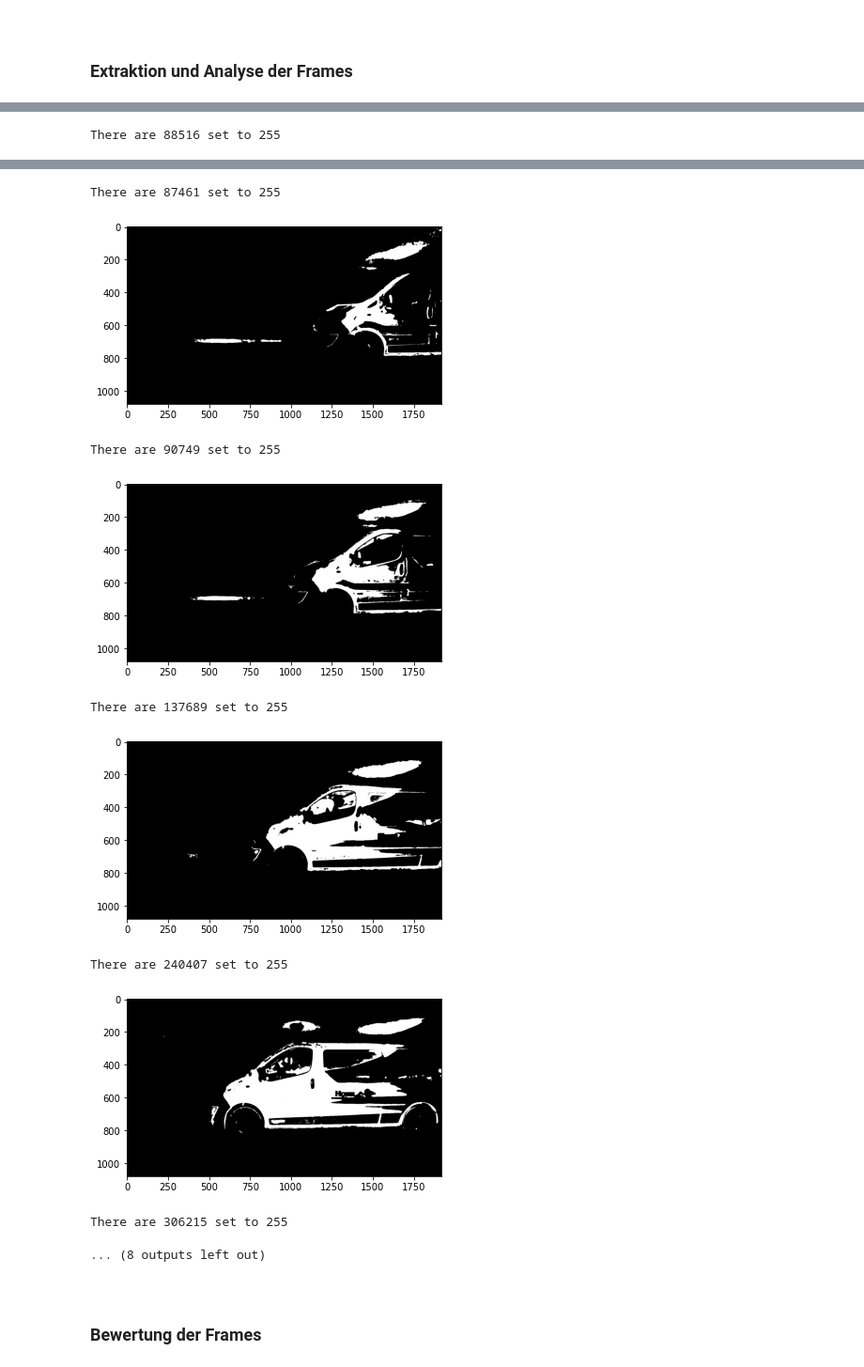
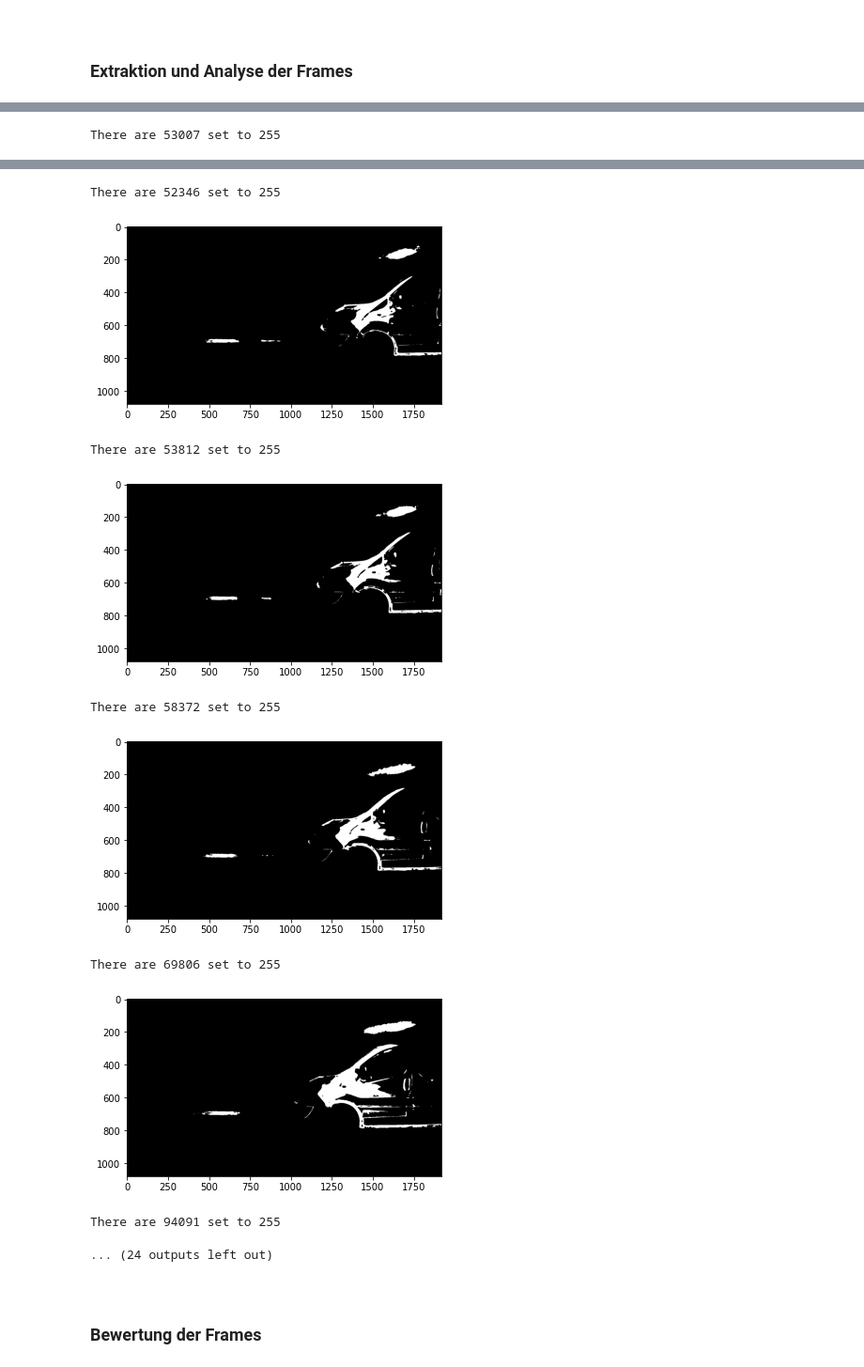
Before and after one commit to k9p5/computer-vision-vehicle-classification, a Jupyter notebook: notebooks/preprocessing.ipynb, the cells around one changed output, grey strips where cells are left out. Shown at 94% size. Saved outputs shown, nothing was run; the diff lists cells and outputs as text; code cells hidden in the pictures.

```diff
--- a/notebooks/preprocessing.ipynb
+++ b/notebooks/preprocessing.ipynb
@@ -45,7 +45,7 @@ def preprocessing(frame):
 
     hsv = cv2.cvtColor(blur2, cv2.COLOR_BGR2HSV)                            # color filter
 
-    low = np.array([60, 40, 50])                                            # mask
+    low = np.array([60, 50, 50])                                            # mask
     high = np.array([255, 255, 255])
     mask = cv2.inRange(hsv, low, high)
     res = cv2.bitwise_and(frame,frame, mask= mask)
@@ -69,10 +69,8 @@ while cap.isOpened():                                                       # fo
     ret, frame = cap.read()
 
     if ret:
-        count += 21                                                         # frames per second
 
         preprocessing(frame)
-
         plt.imshow(thresh, cmap='gray')
         plt.show()
 
@@ -82,6 +80,8 @@ while cap.isOpened():                                                       # fo
         x.append(count)                                                     # save values for plotting
         y.append(nonzero)
 
+        count += 12                                                         # frames per second
+
         cap.set(1, count)                                                   # 21 frames ahead
 
     else:
@@ -92 +92 @@ while cap.isOpened():                                                       # fo
-There are 88516 set to 255
+There are 53007 set to 255
@@ -94,13 +94,13 @@ There are 88516 set to 255
-There are 87461 set to 255
+There are 52346 set to 255
-[figure, old version]
+[figure, new version]
-There are 90749 set to 255
+There are 53812 set to 255
-[figure, old version]
+[figure, new version]
-There are 137689 set to 255
+There are 58372 set to 255
-[figure, old version]
+[figure, new version]
-There are 240407 set to 255
+There are 69806 set to 255
-[figure, old version]
+[figure, new version]
-There are 306215 set to 255
+There are 94091 set to 255
-... (8 outputs left out)
+... (24 outputs left out)
 # %% [markdown]
 <br>
 
```
Also changed, not shown: parts of 3 cells of this notebook.
